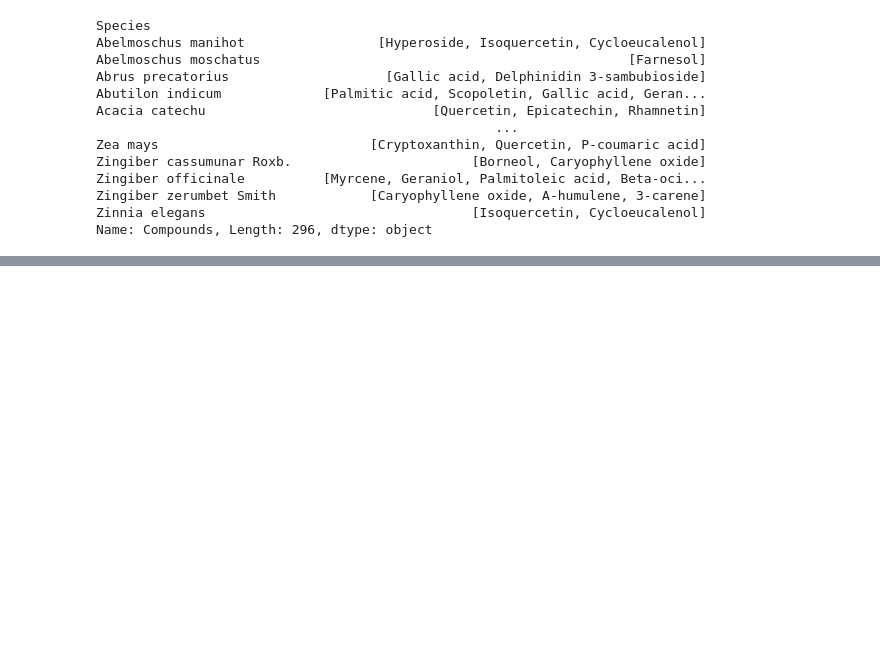
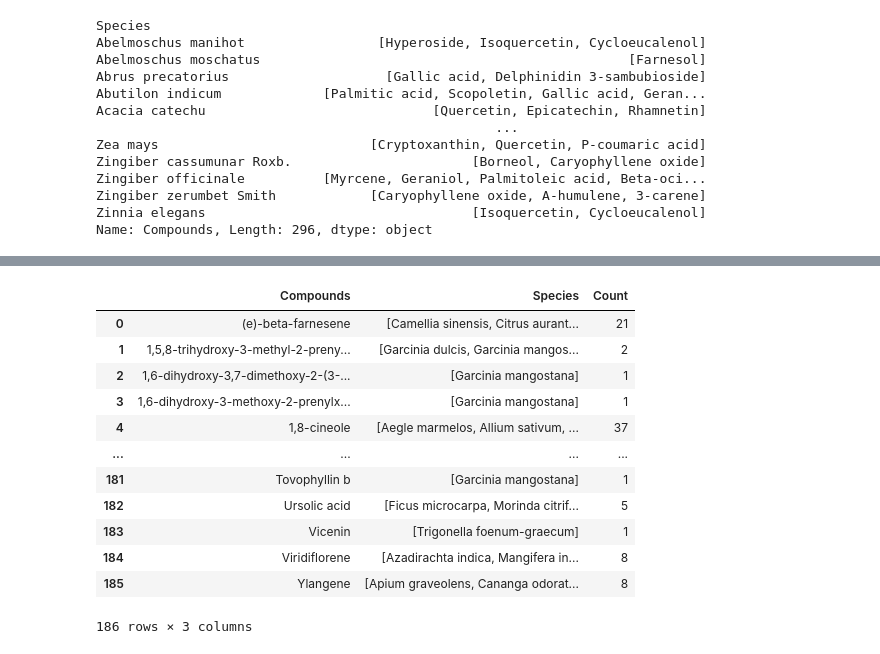
Before and after one commit to fadilrisdian/skripsi-fadil, a Jupyter notebook: herbal_searching.ipynb, the cells around one changed output, grey strips where cells are left out. Drawn from its saved outputs; the diff is of its cells as text; code cells hidden in the pictures; blank space fills up the shorter version.

```diff
--- a/herbal_searching.ipynb
+++ b/herbal_searching.ipynb
@@ -370,0 +389,4 @@ df
+# %%
+group = plants_indo_sorted.groupby('Compounds')
+group = group.Species.apply(list)
+group
@@ -370,0 +409,4 @@ df
+# %%
+hasil = group.to_frame(name='Species')
+hasil = hasil.reset_index()
+hasil
@@ -370,0 +427,17 @@ df
+# %%
+hasil['Count'] = hasil.Species.apply(lambda x: len(x))
+hasil
+# %% [output]
+|  | Compounds | Species | Count |
+| 0 | (e)-beta-farnesene | [Camellia sinensis, Citrus aurant... | 21 |
+| 1 | 1,5,8-trihydroxy-3-methyl-2-preny... | [Garcinia dulcis, Garcinia mangos... | 2 |
+| 2 | 1,6-dihydroxy-3,7-dimethoxy-2-(3-... | [Garcinia mangostana] | 1 |
+| 3 | 1,6-dihydroxy-3-methoxy-2-prenylx... | [Garcinia mangostana] | 1 |
+| 4 | 1,8-cineole | [Aegle marmelos, Allium sativum, ... | 37 |
+| ... | ... | ... | ... |
+| 181 | Tovophyllin b | [Garcinia mangostana] | 1 |
+| 182 | Ursolic acid | [Ficus microcarpa, Morinda citrif... | 5 |
+| 183 | Vicenin | [Trigonella foenum-graecum] | 1 |
+| 184 | Viridiflorene | [Azadirachta indica, Mangifera in... | 8 |
+| 185 | Ylangene | [Apium graveolens, Cananga odorat... | 8 |
+186 rows × 3 columns
```
Also changed, not shown: parts of 15 cells of this notebook, 2 other files.
